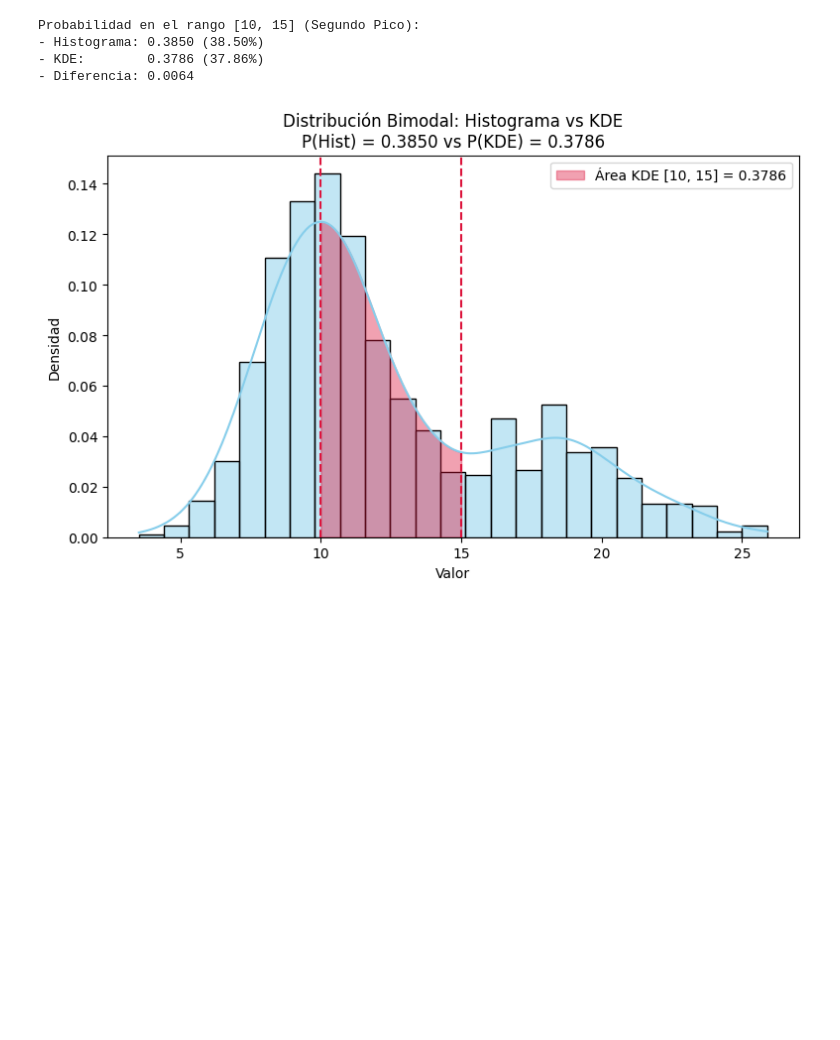
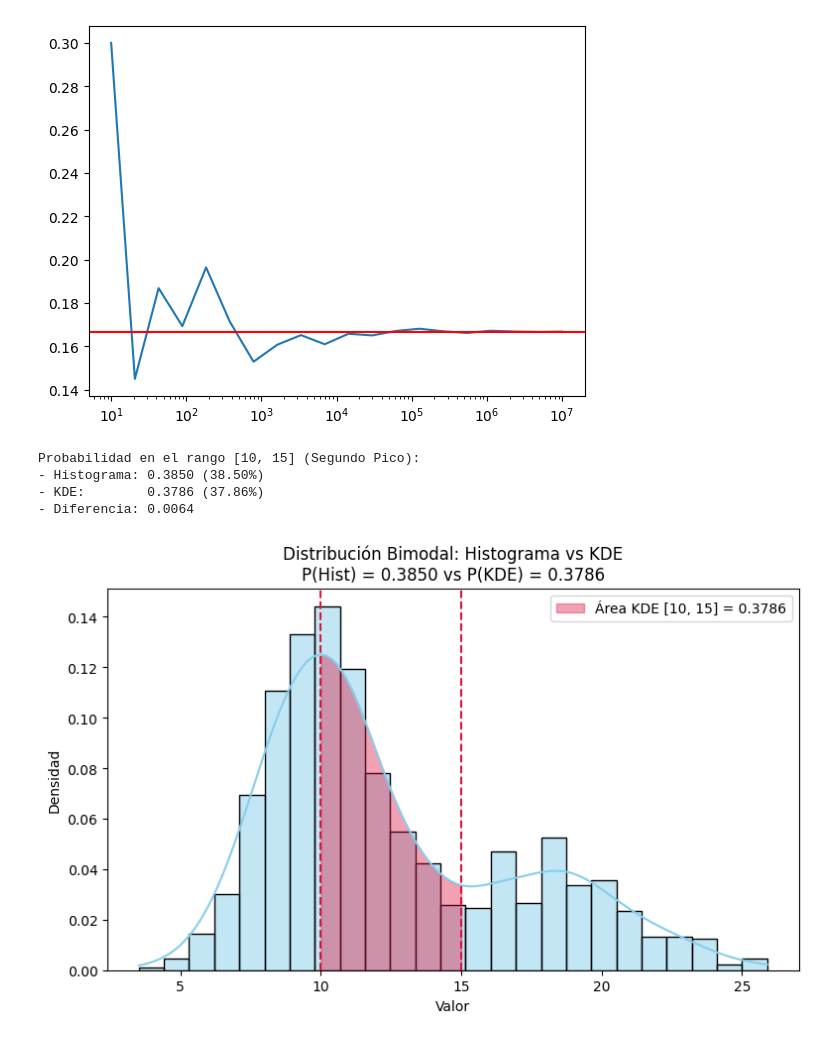
Before and after one commit to asegura4488/EDCO_IntroCienciaDatos, a Jupyter notebook: Semana3/ProbabilidadKDE.ipynb, the cells around one changed output. Cells and saved outputs as stored; diff of their text form; code cells hidden in the pictures; blank space fills up the shorter version.

```diff
--- a/Semana3/ProbabilidadKDE.ipynb
+++ b/Semana3/ProbabilidadKDE.ipynb
@@ -3 +9,25 @@
+# %%
+def frecuencia(n):
+
+  x = np.random.randint(1,7,int(n))
+
+  A = x[ x == 6 ]
+
+  favorables = np.shape(A)[0]
+
+  #print(n)
+
+  return favorables/n
+# %%
+x = np.logspace(1,7,20)
+prob = x.copy()
+for i in range(len(x)):
+  prob[i] = frecuencia(x[i])
+plt.plot(x,prob)
+plt.xscale("log")
+plt.axhline(y=1/6,color='r')
+#plt.yscale("log")
+plt.show()
+# %% [output]
+[figure, added]
 # %%
```
Also changed, not shown: parts of 2 cells of this notebook.
